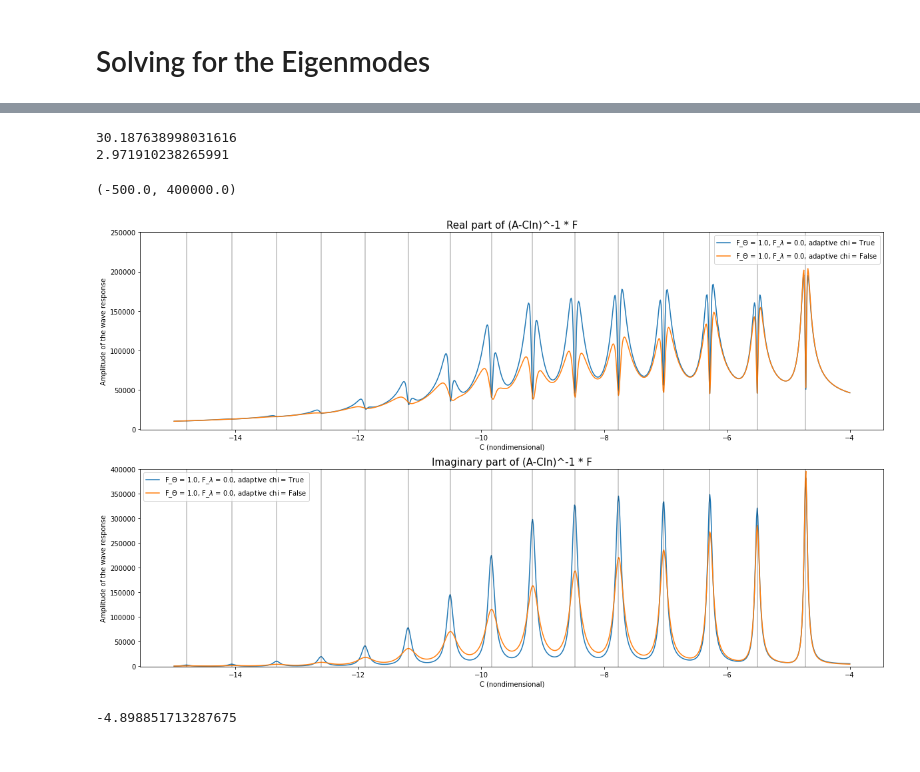
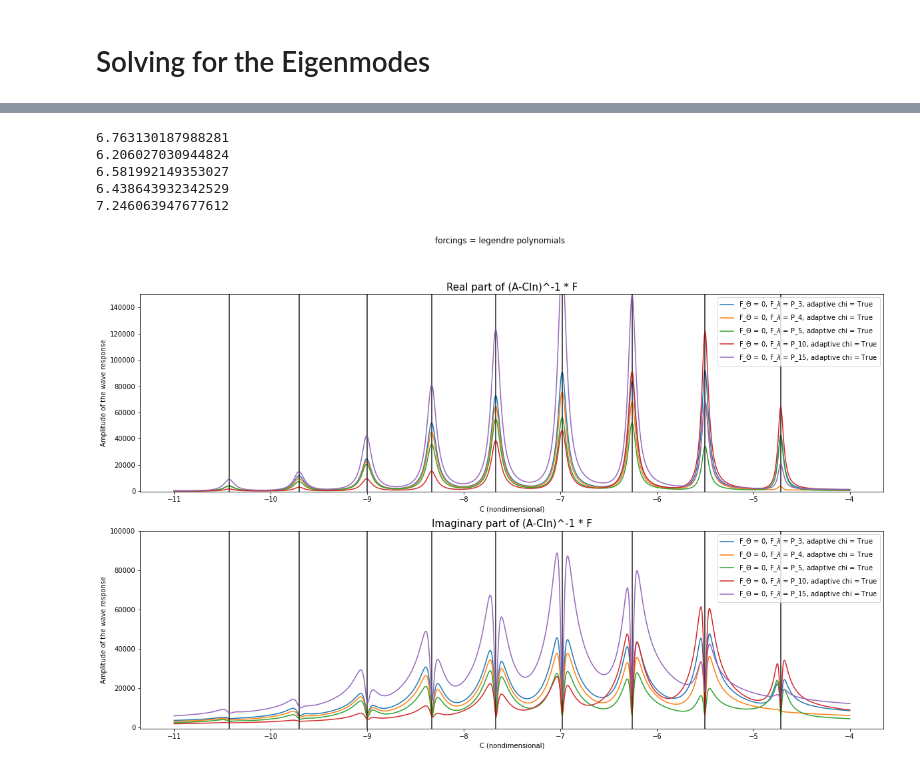
Before and after one commit to qnicolas/macwaves, a Jupyter notebook: hlMACWaves.ipynb, the cells around one changed output, grey strips where cells are left out. Drawn from its saved outputs; the diff is of its cells as text; code cells hidden in the pictures.

```diff
--- a/hlMACWaves.ipynb
+++ b/hlMACWaves.ipynb
@@ -30,10 +32,10 @@ Omega = 0.7292e-4;                 # Earth's rotation rate (s^-1)
 N = Np*Omega                       # Layer Brunt-Vaisala frequency (s^-1)
 k = np.pi/H                        # vertical wavenumber
 
-ngrid = 160                        # number of grid points in latitude (equator to pole)
+ngrid = 200                        # number of grid points in latitude (pole to pole)
 
 ##### DERIVED PARAMETERS #####
-# evaluate diffuion factor using estimate of omega
+# evaluate diffusion factor using estimate of omega
 chi = 1  +  eta * k**2 * 1j / omega0
 M = B**2 * k**4 * R**2 / (rho * mu * N**2 * chi)
 Cp = 2*Omega * k**2 * R**2 / N**2
@@ -62,7 +72,7 @@ def firstDerivative(y):
 
 def sety(ngrid):
     """Sets the grid (ngrid points between -1 and 1, without the boundaries)"""
-    return np.linspace(0.,1.,ngrid+2)[1:-1] #exclude the -1 and 1 bounds to avoid divisions by 0
+    return np.linspace(-1.,1.,ngrid+2)[1:-1] #exclude the -1 and 1 bounds to avoid divisions by 0
 
 def setA(ngrid,m,M):
     """ Sets matrix A of the eigenvalue problem (A - C*In)x = 0"""
@@ -79,11 +89,11 @@ def modesy(A,C0):
     w,v = spl.eig(A)
     i = np.argmin((np.real(w) - C0)**2)
 
-    # Plot the eigenvalues
-    plt.plot(np.real(w))
-    plt.axhline(0.)
-    plt.ylim(-100,100)
-    plt.title("Eigenvalues")
+    ## Plot the eigenvalues
+    #plt.plot(np.real(w))
+    #plt.axhline(0.)
+    #plt.ylim(-100,100)
+    #plt.title("Eigenvalues")
 
     # Return the frequency that is closest to the initial estimate
     omega = w[i]/Cp
@@ -193,14 +235,16 @@ ax[0].set_ylim(-5e2,2.5e5);ax[1].set_ylim(-5e2,4e5)
 # %%
-_,ax=plt.subplots(2,1,figsize=(20,12))
-plotResponses(ax,ngrid,m,M,1,1,0,adaptchi=True ,bounds=[-15.,-4.])
-plotResponses(ax,ngrid,m,M,1,1,0,adaptchi=False,bounds=[-15.,-4.])
-ax[0].set_ylim(-5e2,2.5e5);ax[1].set_ylim(-5e2,4e5)
+fig,ax=plt.subplots(2,1,figsize=(20,12))
+plotResponses(ax,ngrid,m,M,1,0,legendre(3)(sety(ngrid)) ,"0","P_3" ,adaptchi=True ,bounds=[-11.,-4.])
+plotResponses(ax,ngrid,m,M,1,0,legendre(4)(sety(ngrid)) ,"0","P_4" ,adaptchi=True ,bounds=[-11.,-4.])
+plotResponses(ax,ngrid,m,M,1,0,legendre(5)(sety(ngrid)) ,"0","P_5" ,adaptchi=True ,bounds=[-11.,-4.])
+plotResponses(ax,ngrid,m,M,1,0,legendre(10)(sety(ngrid)),"0","P_10",adaptchi=True ,bounds=[-11.,-4.])
+plotResponses(ax,ngrid,m,M,1,0,legendre(15)(sety(ngrid)),"0","P_15",adaptchi=True ,bounds=[-11.,-4.])
+ax[0].set_ylim(-5e2,2e5);ax[1].set_ylim(-5e2,1e5)
+fig.suptitle("forcings = legendre polynomials");None
 # %% [output]
-30.187638998031616
-2.971910238265991
+6.763130187988281
+6.206027030944824
+6.581992149353027
+6.438643932342529
+7.246063947677612
-(-500.0, 400000.0)
-[figure, old version]
+[figure, new version]
-# %%
-C0
-# %% [output]
--4.898851713287675
```
Also changed, not shown: parts of 11 cells of this notebook, 6 other files.
